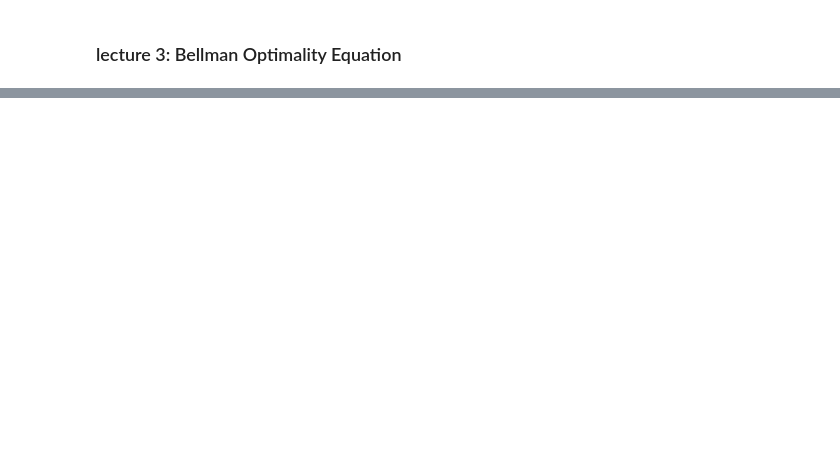
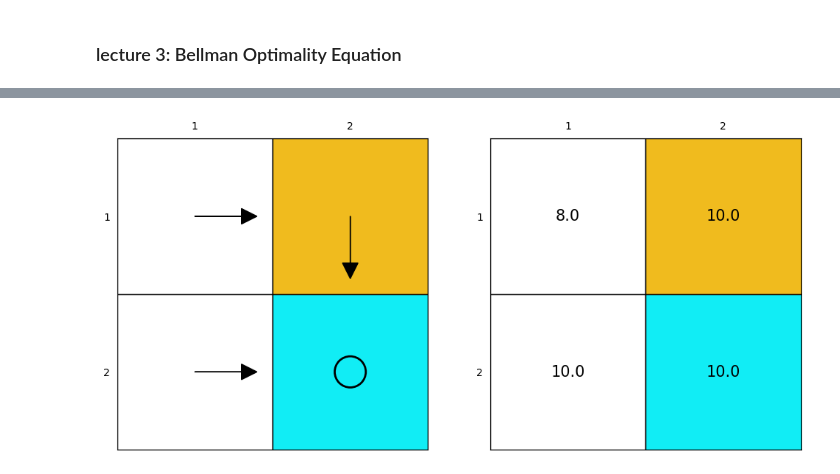
Before and after one commit to code4myworld/MathFoundationRL-Notes, a Jupyter notebook: bellman optimality equation a example.ipynb, the cells around one changed output, grey strips where cells are left out. Drawn from its saved outputs; the diff is of its cells as text; code cells hidden in the pictures; blank space fills up the shorter version.

```diff
--- a/bellman optimality equation a example.ipynb
+++ b/bellman optimality equation a example.ipynb
@@ -4,3 +4,13 @@
 ![image.png](attachment:image.png)
 # %%
 from bellman_equation import *
+# %%
+forbiddens_ex1 = {(2, 1)}
+targets_ex1 = {(2, 2)}
+PI_ex1 = [
+    ['right', 'down'],
+    ['right', None]
+]
+v_ex1 = iterative_solution_state_value_from_bellman(PI_ex1, forbiddens_ex1, targets_ex1, T=100, gamma=0.9)
+# %% [output]
+[figure, added]
```
Also changed, not shown: parts of 1 cell of this notebook.
